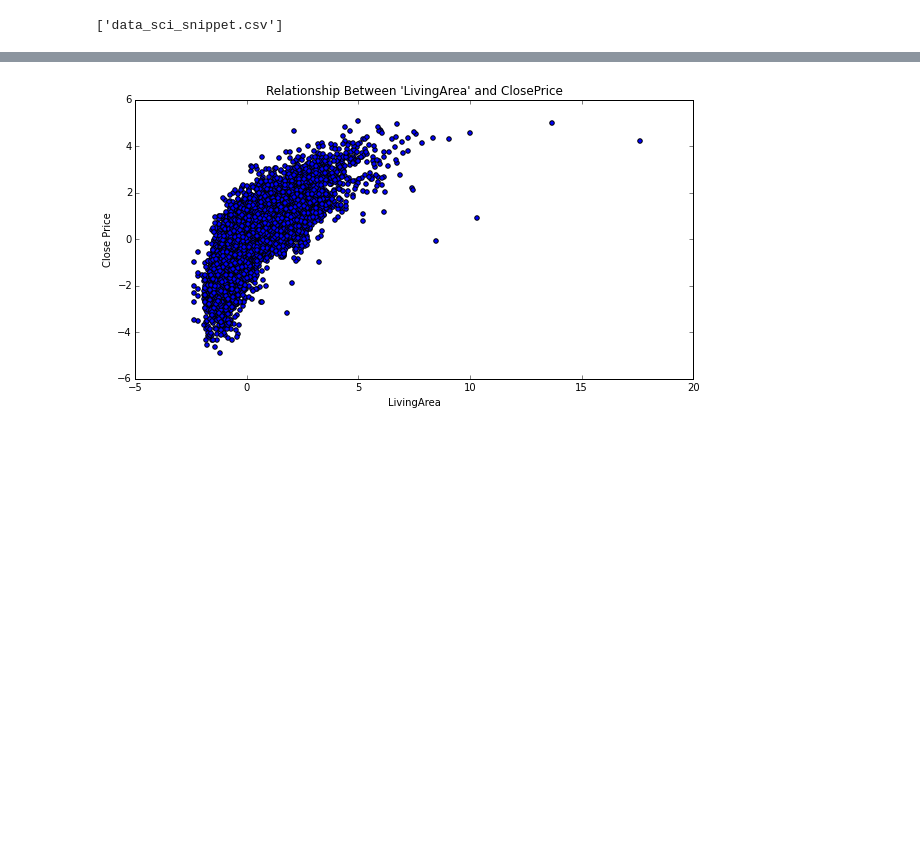
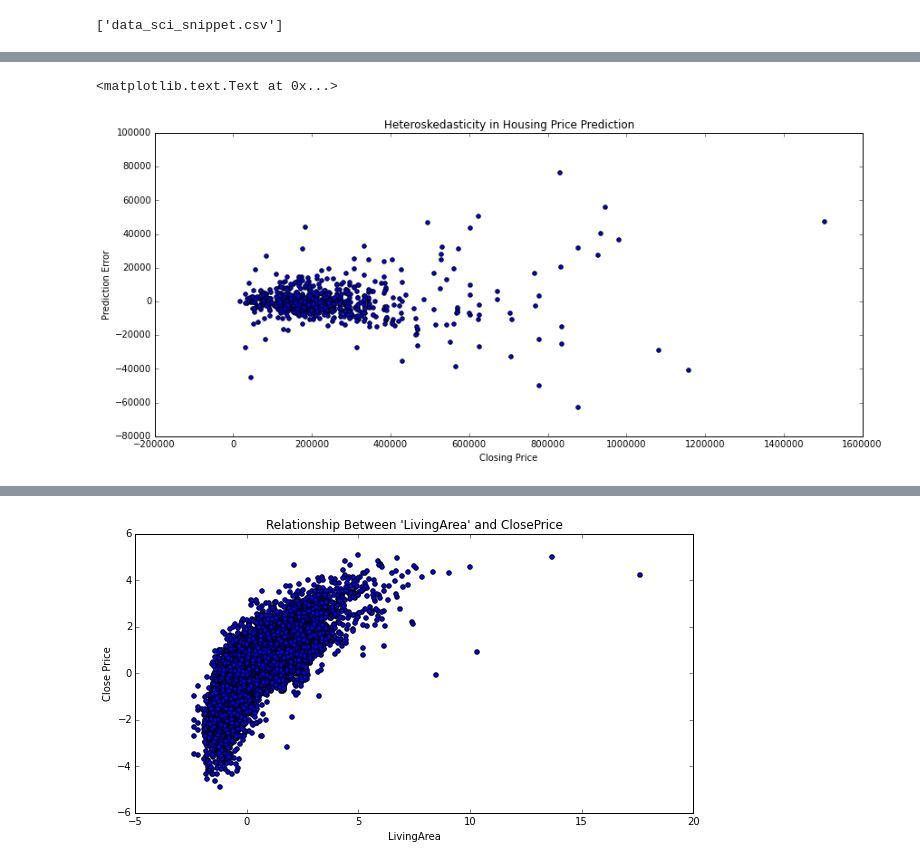
Before and after one commit to JeremyNixon/algorithms, a Jupyter notebook: Housing Price Model - Stacking-Cross-Validation.ipynb, the cells around one changed output, grey strips where cells are left out. Saved outputs shown, nothing was run; the diff lists cells and outputs as text; code cells hidden in the pictures; blank space fills up the shorter version.

```diff
--- a/Housing Price Model - Stacking-Cross-Validation.ipynb
+++ b/Housing Price Model - Stacking-Cross-Validation.ipynb
@@ -243,9 +251,12 @@ KeyError: "['ListPrice*ListPrice' 'Mfg/Mobile Housing*Townhouse'\n 'Townhouse*Mf
 # %%
 plt.figure(figsize = (14, 6))
 plt.scatter(unprocess(booster_predictions), unprocess(booster_predictions)-unprocess(y_test))
-plt.title('Predictions versus Actual Home Values')
-plt.xlabel('Predictions')
-plt.ylabel('Actual Value')
+plt.title('Heteroskedasticity in Housing Price Prediction')
+plt.xlabel('Closing Price')
+plt.ylabel('Prediction Error')
+# %% [output]
+<matplotlib.text.Text at 0x...>
+[figure, added]
 # %%
 %%javascript
 IPython.OutputArea.auto_scroll_threshold = 9999;
```
Also changed, not shown: parts of 1 cell of this notebook, 2 other files.
